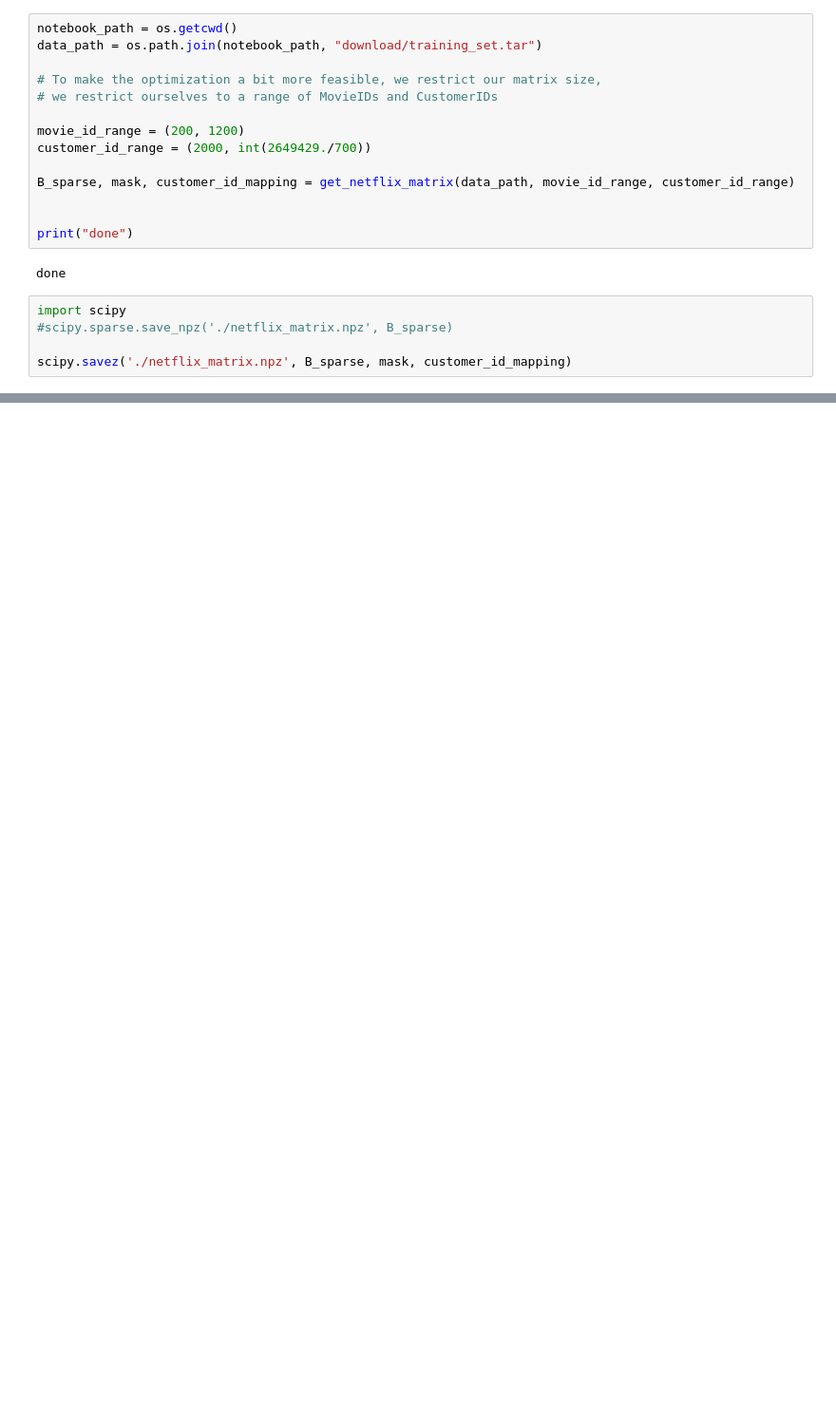
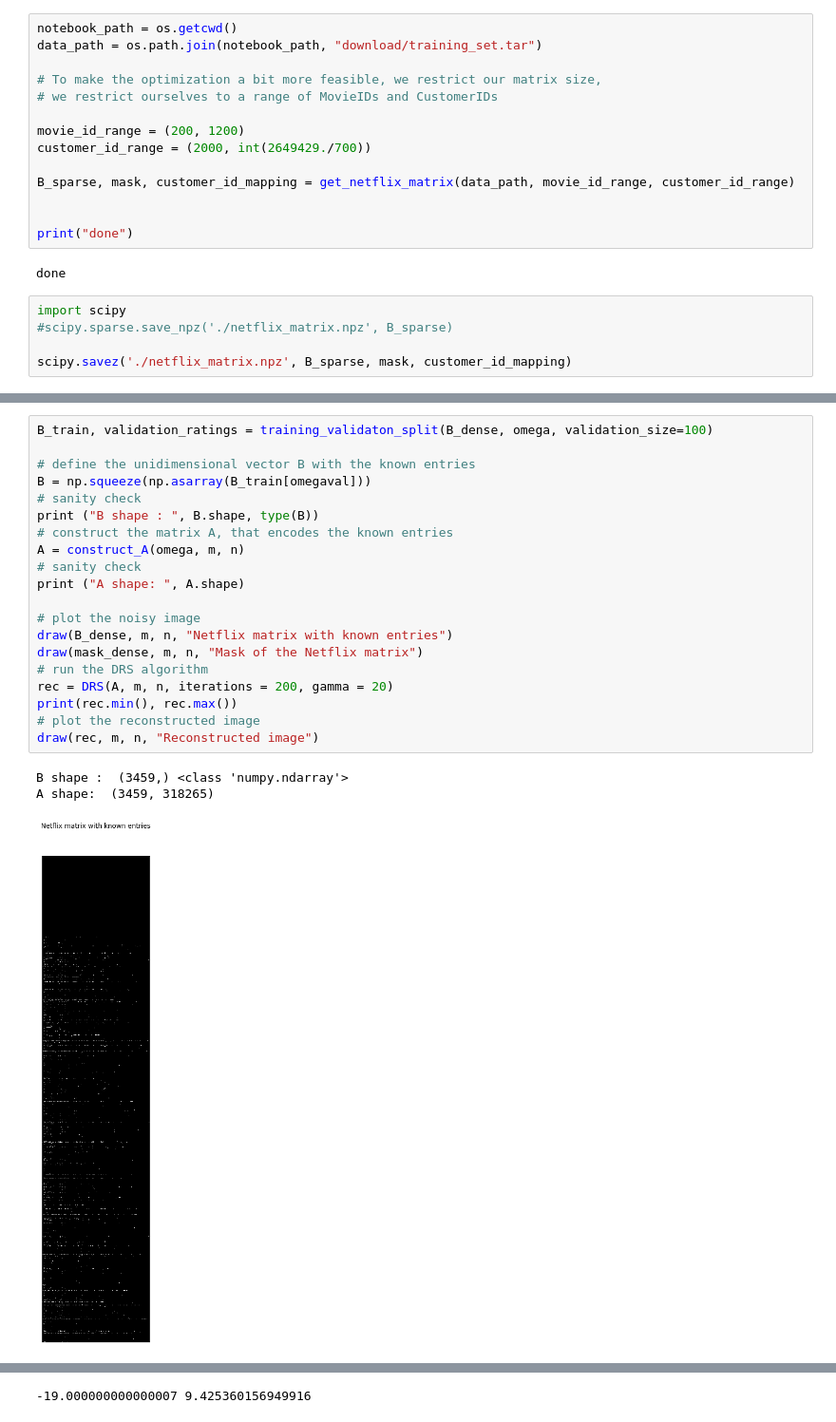
Before and after one commit to uprestel/Matrix-Completion, a Jupyter notebook: project.ipynb, the cells around one changed output, grey strips where cells are left out. Shown at 95% size. Cells and saved outputs as stored; diff of their text form; blank space fills up the shorter version.

Commit message:
validation of the ratings

```diff
--- a/project.ipynb
+++ b/project.ipynb
@@ -445,0 +487,24 @@ print(m,n)
+# %%
+B_train, validation_ratings = training_validaton_split(B_dense, omega, validation_size=100)
+
+# define the unidimensional vector B with the known entries
+B = np.squeeze(np.asarray(B_train[omegaval]))
+# sanity check
+print ("B shape : ", B.shape, type(B))
+# construct the matrix A, that encodes the known entries
+A = construct_A(omega, m, n)
+# sanity check
+print ("A shape: ", A.shape)
+
+# plot the noisy image
+draw(B_dense, m, n, "Netflix matrix with known entries")
+draw(mask_dense, m, n, "Mask of the Netflix matrix")
+# run the DRS algorithm
+rec = DRS(A, m, n, iterations = 200, gamma = 20)
+print(rec.min(), rec.max())
+# plot the reconstructed image
+draw(rec, m, n, "Reconstructed image")
+# %% [output]
+B shape :  (3459,) <class 'numpy.ndarray'>
+A shape:  (3459, 318265)
+[figure, added]
@@ -445,0 +512 @@ print(m,n)
+-19.000000000000007 9.425360156949916
```
Also changed, not shown: parts of 10 cells of this notebook.
